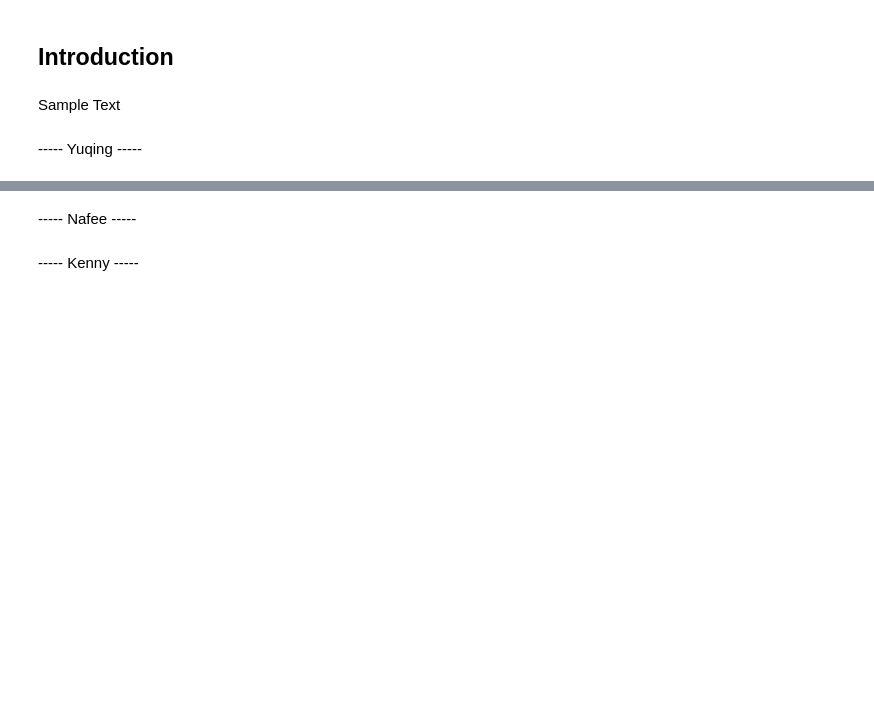
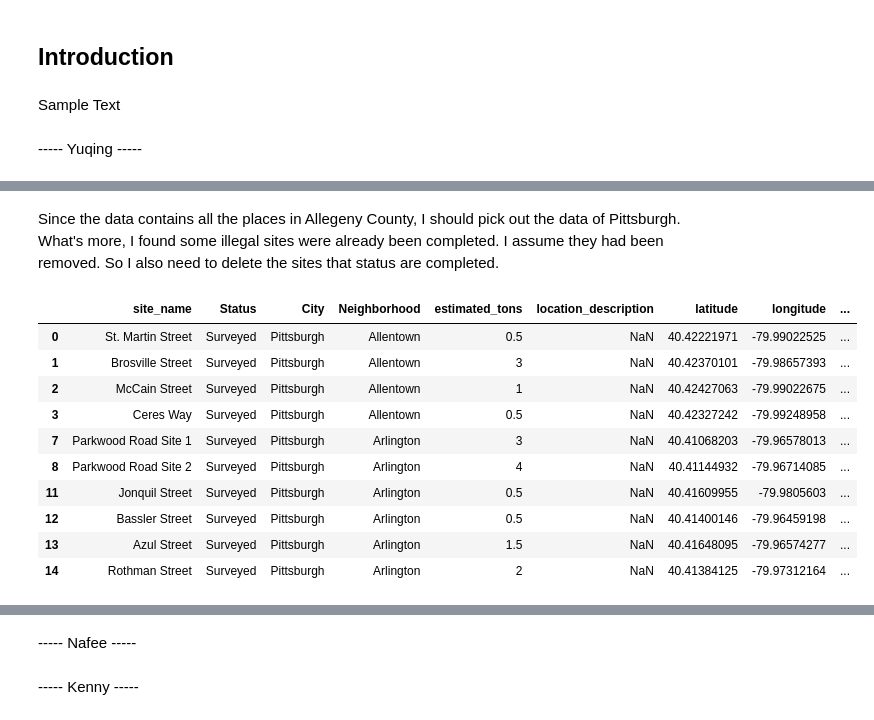
Before and after one commit to AndyDobrowolski/0010FinalProject, a Jupyter notebook: Main.ipynb, the cells around one changed output, grey strips where cells are left out. Drawn from its saved outputs; the diff is of its cells as text; code cells hidden in the pictures; blank space fills up the shorter version.

```diff
--- a/Main.ipynb
+++ b/Main.ipynb
@@ -13,0 +34,19 @@ import geopandas
+# %% [markdown]
+Since the data contains all the places in Allegeny County, I should pick out the data of Pittsburgh. What's more, I found some illegal sites were already been completed. I assume they had been removed. So I also need to delete the sites that status are completed.
+# %%
+# pick out the city of Pittsburgh and incompleted dump sites
+dump_in_pitts = dumps.loc[dumps['City'] == 'Pittsburgh']
+dump_in_pitts2 = dump_in_pitts.loc[dumps['Status'] != 'Completed']
+dump_in_pitts2.head(10)
+# %% [output]
+|  | site_name | Status | City | Neighborhood | estimated_tons | location_description | latitude | longitude | ... |
+| 0 | St. Martin Street | Surveyed | Pittsburgh | Allentown | 0.5 | NaN | 40.42221971 | -79.99022525 | ... |
+| 1 | Brosville Street | Surveyed | Pittsburgh | Allentown | 3 | NaN | 40.42370101 | -79.98657393 | ... |
+| 2 | McCain Street | Surveyed | Pittsburgh | Allentown | 1 | NaN | 40.42427063 | -79.99022675 | ... |
+| 3 | Ceres Way | Surveyed | Pittsburgh | Allentown | 0.5 | NaN | 40.42327242 | -79.99248958 | ... |
+| 7 | Parkwood Road Site 1 | Surveyed | Pittsburgh | Arlington | 3 | NaN | 40.41068203 | -79.96578013 | ... |
+| 8 | Parkwood Road Site 2 | Surveyed | Pittsburgh | Arlington | 4 | NaN | 40.41144932 | -79.96714085 | ... |
+| 11 | Jonquil Street | Surveyed | Pittsburgh | Arlington | 0.5 | NaN | 40.41609955 | -79.9805603 | ... |
+| 12 | Bassler Street | Surveyed | Pittsburgh | Arlington | 0.5 | NaN | 40.41400146 | -79.96459198 | ... |
+| 13 | Azul Street | Surveyed | Pittsburgh | Arlington | 1.5 | NaN | 40.41648095 | -79.96574277 | ... |
+| 14 | Rothman Street | Surveyed | Pittsburgh | Arlington | 2 | NaN | 40.41384125 | -79.97312164 | ... |
```
Also changed, not shown: parts of 8 cells of this notebook.
